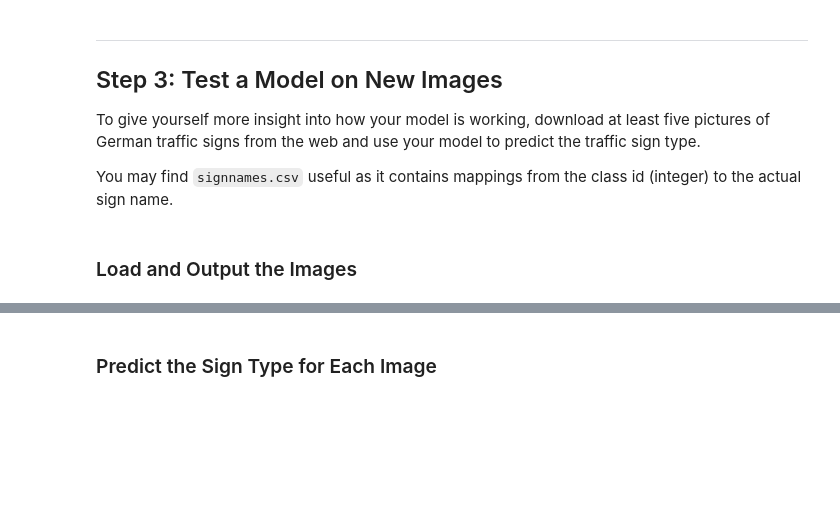
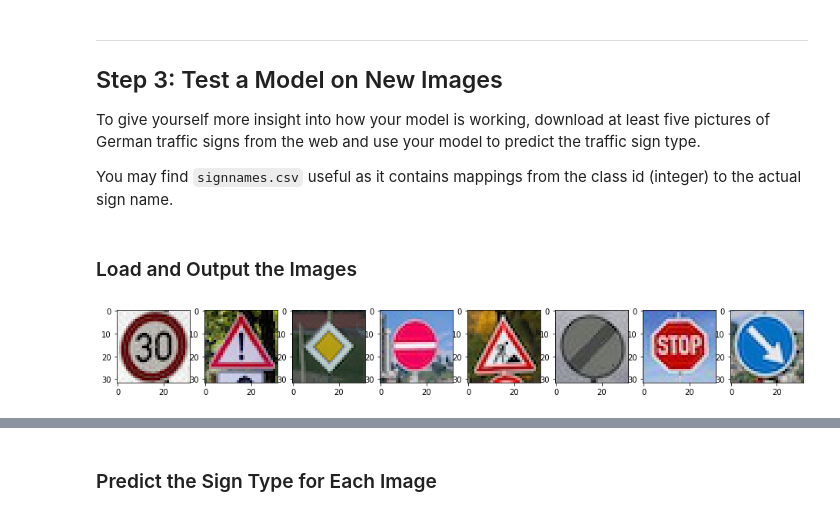
Before and after one commit to andriikushch/CarND-Traffic-Sign-Classifier-Project, a Jupyter notebook: Traffic_Sign_Classifier.ipynb, the cells around one changed output, grey strips where cells are left out. Cells and saved outputs as stored; diff of their text form; code cells hidden in the pictures; blank space fills up the shorter version.

```diff
--- a/Traffic_Sign_Classifier.ipynb
+++ b/Traffic_Sign_Classifier.ipynb
@@ -313,0 +325,13 @@ You may find `signnames.csv` useful as it contains mappings from the class id (i
+# %%
+fig, axs = plt.subplots(1,8, figsize=(16, 16))
+new_images = []
+i = 0
+
+for file_name in glob.glob('./unknown_signs/*.jpg'):
+    image = cv2.imread(file_name)
+    axs[i].imshow(cv2.cvtColor(image, cv2.COLOR_BGR2RGB))
+    new_images.append(image)
+
+    i += 1
+# %% [output]
+[figure, added]
```
Also changed, not shown: parts of 24 cells of this notebook, 19 other files.
